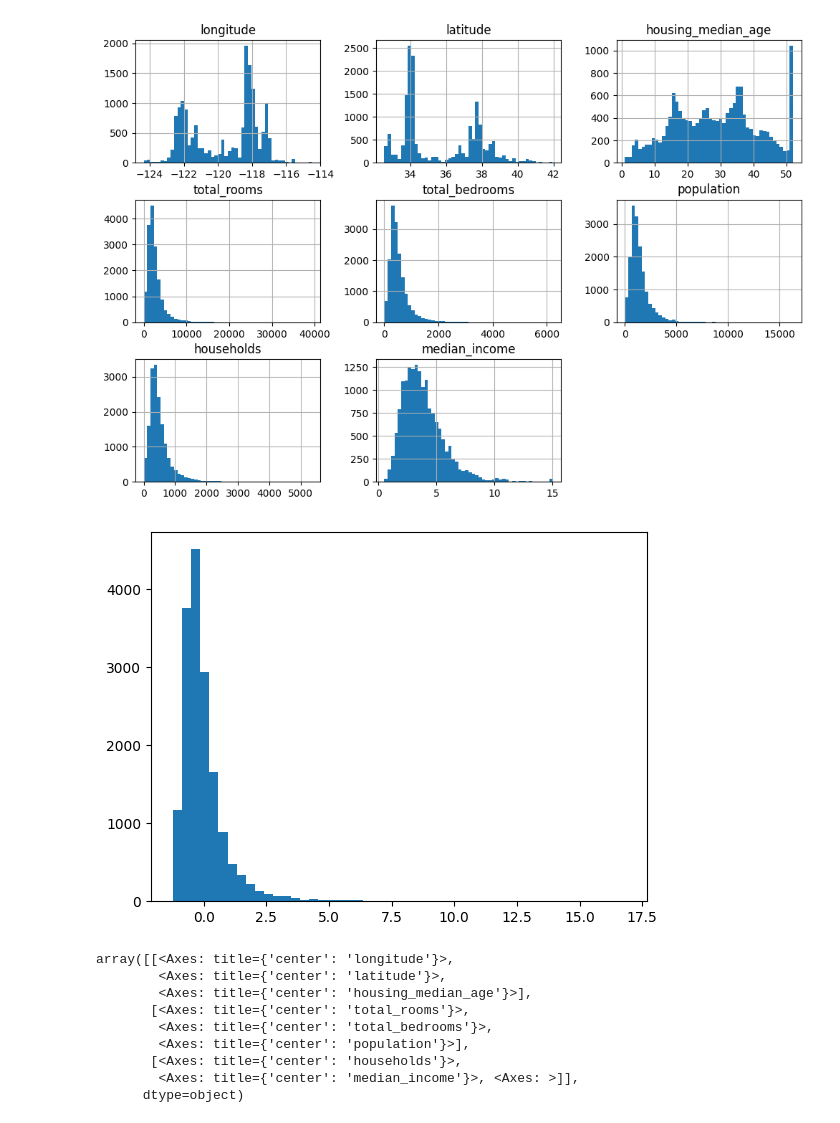
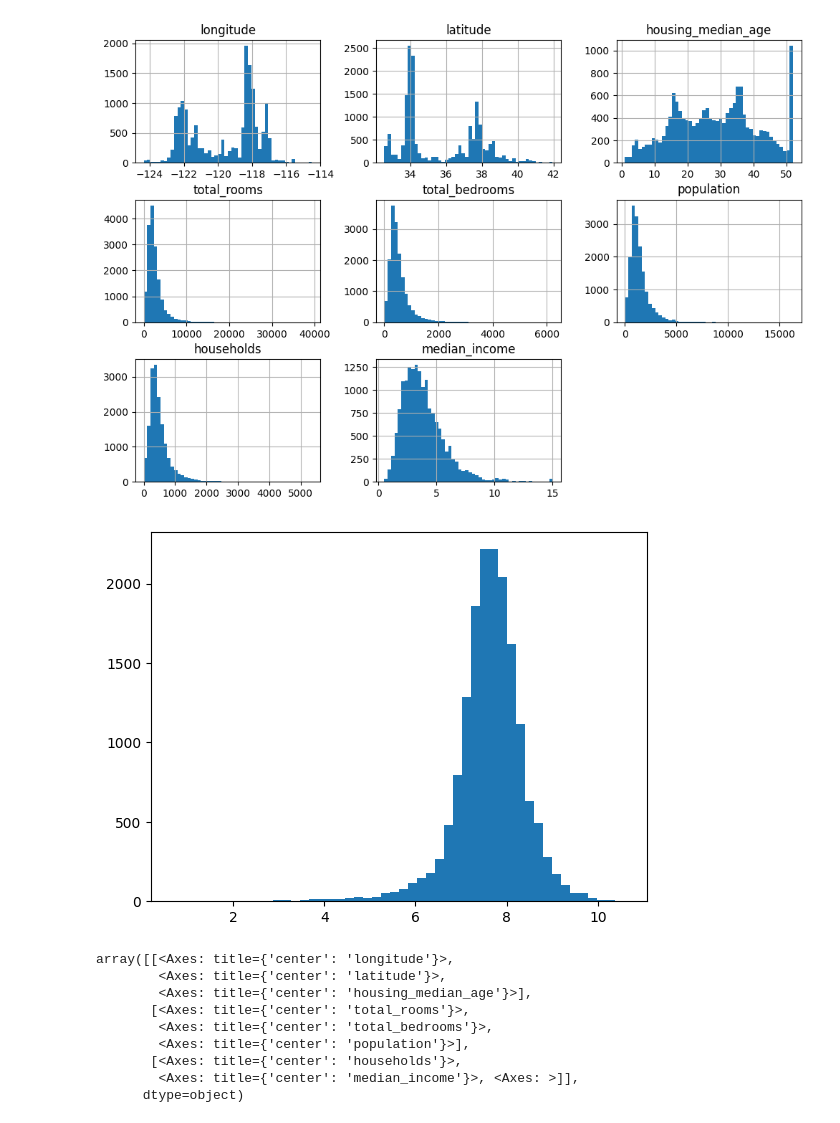
Before and after one commit to fyap898/w25, a Jupyter notebook: lectures/01-data/01_data_exploration.ipynb, the cells around one changed output. Drawn from its saved outputs; the diff is of its cells as text; code cells hidden in the pictures.

```diff
--- a/lectures/01-data/01_data_exploration.ipynb
+++ b/lectures/01-data/01_data_exploration.ipynb
@@ -457,12 +459,12 @@ plt.show()
 # %%
 mean = housing.total_rooms.mean()
 std = housing.total_rooms.std()
 
-plt.hist((housing.total_rooms - mean) / std, 50)
-# plt.hist(np.log(housing.total_rooms), 50)
+# plt.hist((housing.total_rooms - mean) / std, 50)
+plt.hist(np.log(housing.total_rooms), 50)
 plt.show()
 # %% [output]
-[figure, old version]
+[figure, new version]
 # %%
 from sklearn.preprocessing import MinMaxScaler
 
```
Also changed, not shown: parts of 7 cells of this notebook.
